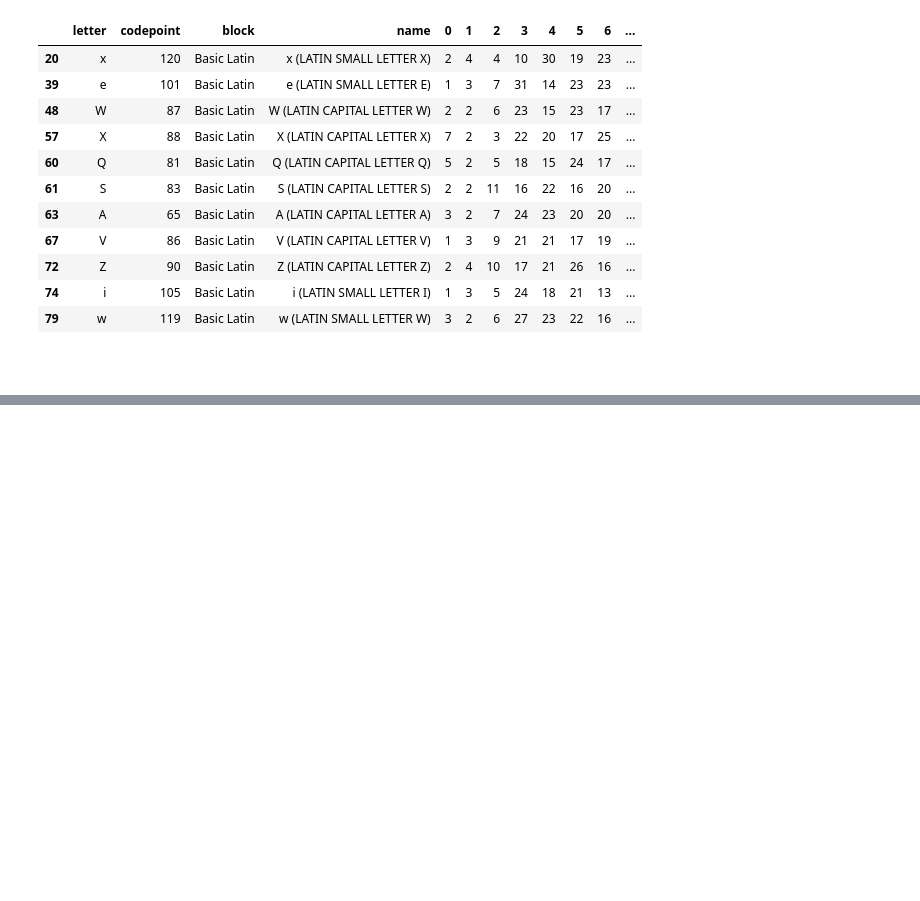
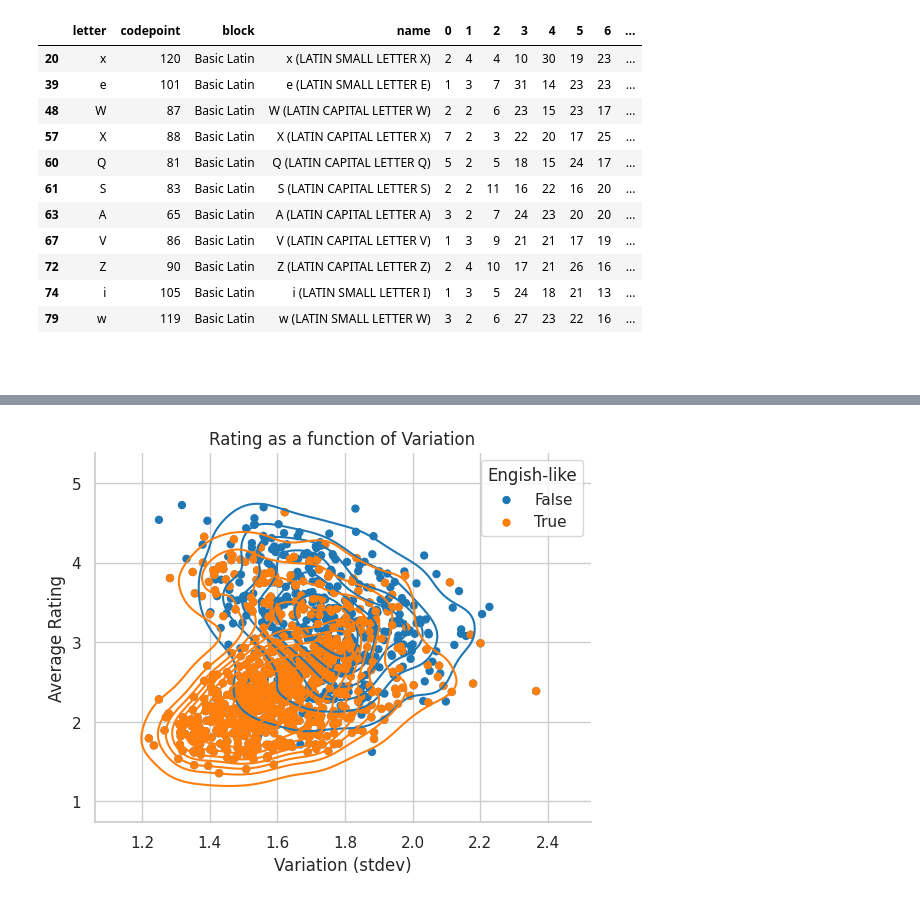
Before and after one commit to Nate-Sheibley/favorite_letters, a Jupyter notebook: favorite_letters.ipynb, the cells around one changed output, grey strips where cells are left out. Saved outputs shown, nothing was run; the diff lists cells and outputs as text; code cells hidden in the pictures; blank space fills up the shorter version.

```diff
--- a/favorite_letters.ipynb
+++ b/favorite_letters.ipynb
@@ -718,0 +821,21 @@ ordered_survery_letters.head(11)
+# %%
+df_kde_eng_like = data.copy()
+df_kde_eng_like['eng_like'] = df_kde_eng_like['codepoint'].isin(eng_like_chars['codepoint'])
+# %%
+fig, ax= plt.subplots()
+
+sns.scatterplot(data=data,  x='standard dev.', y='average', label='False',
+                edgecolor="none")
+sns.scatterplot(data=eng_like_chars,  x='standard dev.', y='average', label='True',
+                edgecolor="none")
+sns.kdeplot(
+    data=df_kde_eng_like, x="standard dev.", y="average", hue="eng_like"
+)
+ax.set_ylabel("Average Rating")
+ax.set_xlabel("Variation (stdev)")
+ax.set_title("Rating as a function of Variation")
+ax.legend(title='Engish-like')
+sns.despine()
+fig.savefig("images/avg_stdev_kde_eng-like")
+# %% [output]
+[figure, added]
```
Also changed, not shown: parts of 9 cells of this notebook, 2 other files.
